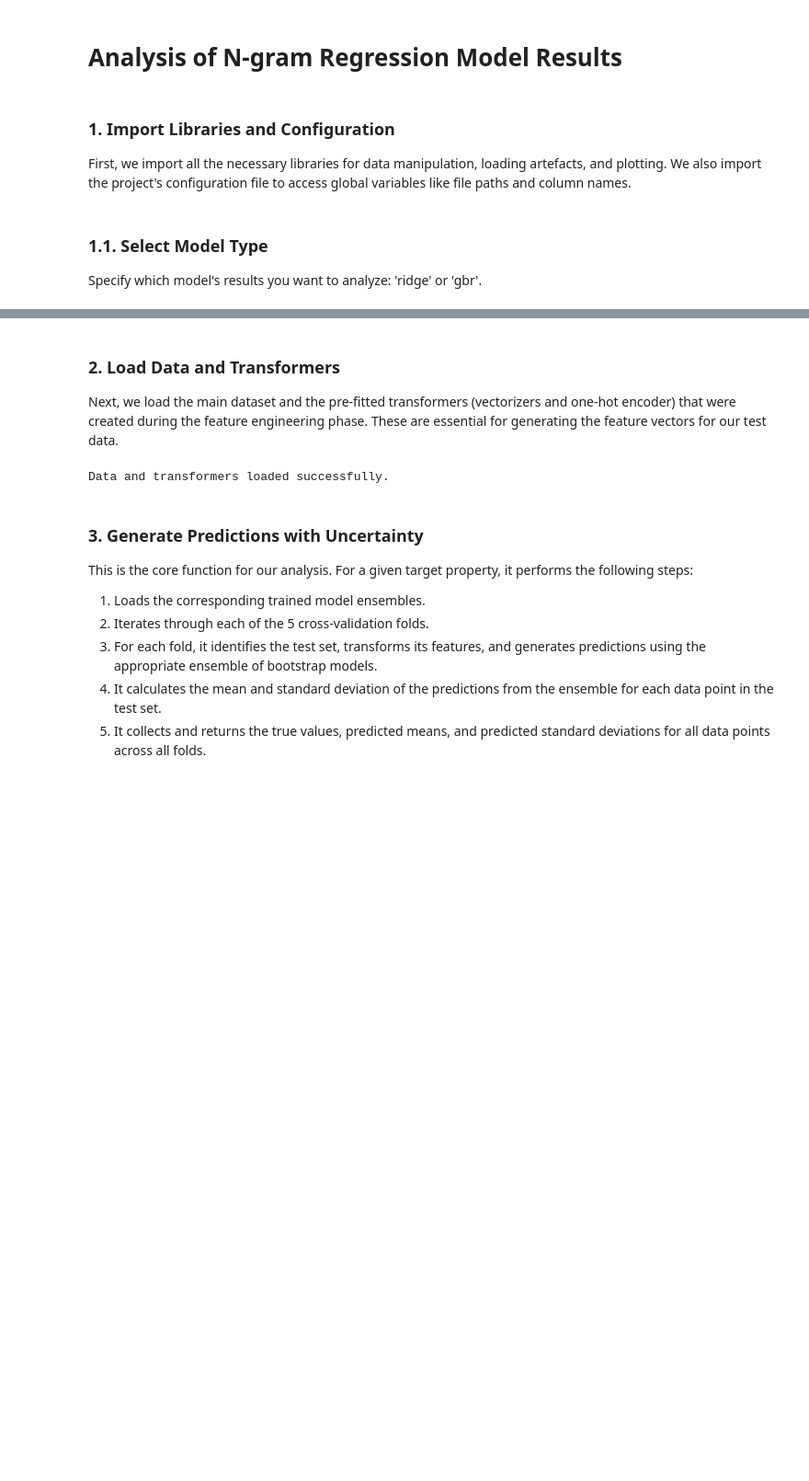
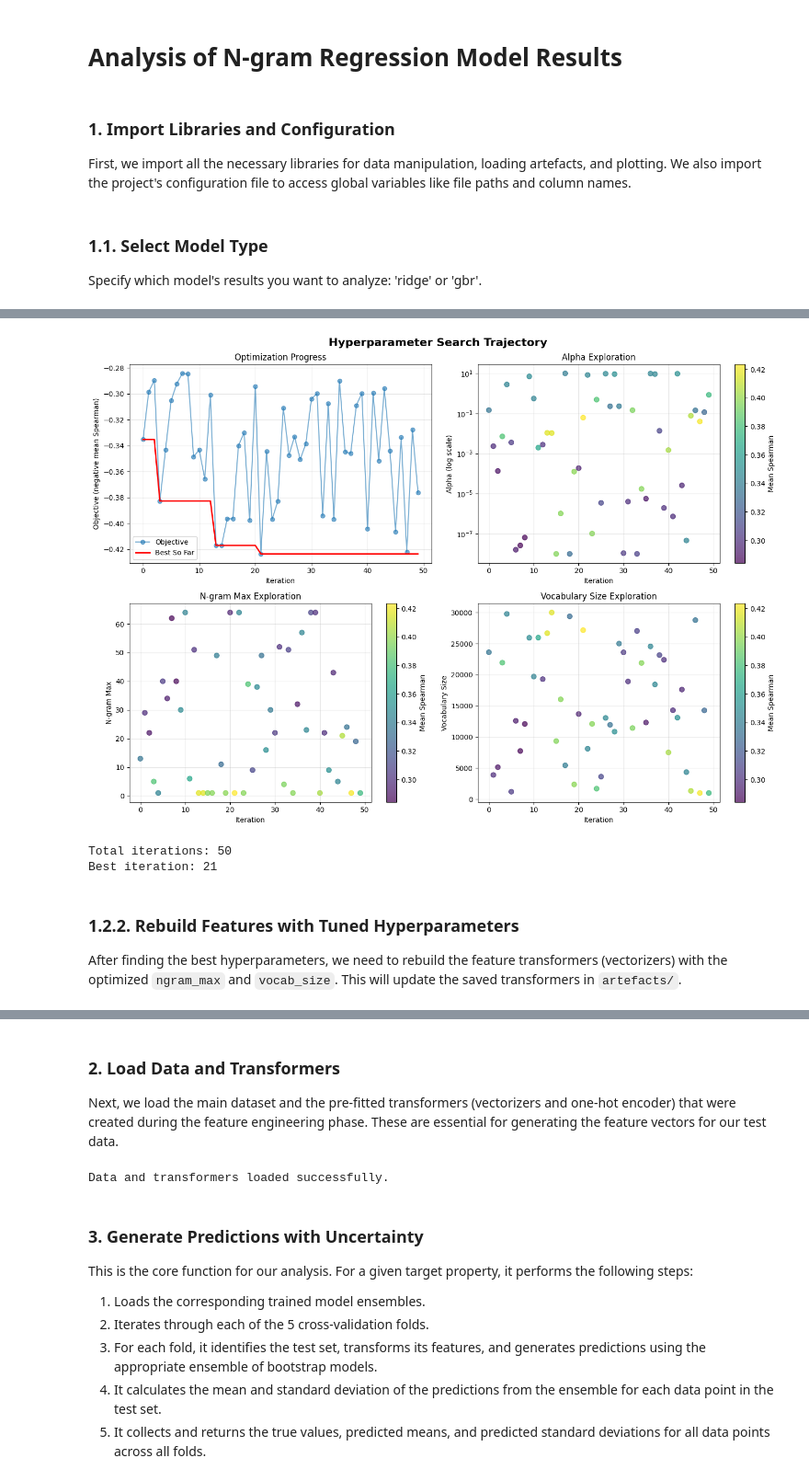
Before and after one commit to kyunghyuncho/strawman-ab, a Jupyter notebook: analysis_notebook.ipynb, the cells around one changed output, grey strips where cells are left out. Shown at 92% size. Cells and saved outputs as stored; diff of their text form; code cells hidden in the pictures; blank space fills up the shorter version.

```diff
--- a/analysis_notebook.ipynb
+++ b/analysis_notebook.ipynb
@@ -12,0 +67,68 @@ MODEL_TYPE_TO_ANALYZE = 'ridge'
+# %%
+import pandas as pd
+import matplotlib.pyplot as plt
+
+# Visualize the search trajectory
+if search_results_path.exists():
+    search_df = pd.read_csv(search_results_path)
+
+    # Create a figure with subplots
+    fig, axes = plt.subplots(2, 2, figsize=(14, 10))
+    fig.suptitle('Hyperparameter Search Trajectory', fontsize=16, fontweight='bold')
+
+    # Plot 1: Objective value over iterations
+    ax1 = axes[0, 0]
+    ax1.plot(search_df.index, search_df['objective_value'], 'o-', alpha=0.6, label='Objective')
+    ax1.plot(search_df.index, search_df['objective_value'].cummin(), 'r-', linewidth=2, label='Best So Far')
+    ax1.set_xlabel('Iteration')
+    ax1.set_ylabel('Objective (negative mean Spearman)')
+    ax1.set_title('Optimization Progress')
+    ax1.legend()
+    ax1.grid(True, alpha=0.3)
+
+    # Plot 2: Alpha exploration
+    ax2 = axes[0, 1]
+    scatter = ax2.scatter(search_df.index, search_df['alpha'],
+                         c=-search_df['objective_value'], cmap='viridis', alpha=0.7, s=50)
+    ax2.set_xlabel('Iteration')
+    ax2.set_ylabel('Alpha (log scale)')
+    ax2.set_yscale('log')
+    ax2.set_title('Alpha Exploration')
+    ax2.grid(True, alpha=0.3)
+    plt.colorbar(scatter, ax=ax2, label='Mean Spearman')
+
+    # Plot 3: N-gram max exploration
+    ax3 = axes[1, 0]
+    scatter = ax3.scatter(search_df.index, search_df['ngram_max'],
+                         c=-search_df['objective_value'], cmap='viridis', alpha=0.7, s=50)
+    ax3.set_xlabel('Iteration')
+    ax3.set_ylabel('N-gram Max')
+    ax3.set_title('N-gram Max Exploration')
+    ax3.grid(True, alpha=0.3)
+    plt.colorbar(scatter, ax=ax3, label='Mean Spearman')
+
+    # Plot 4: Vocabulary size exploration
+    ax4 = axes[1, 1]
+    scatter = ax4.scatter(search_df.index, search_df['vocab_size'],
+                         c=-search_df['objective_value'], cmap='viridis', alpha=0.7, s=50)
+    ax4.set_xlabel('Iteration')
+    ax4.set_ylabel('Vocabulary Size')
+    ax4.set_title('Vocabulary Size Exploration')
+    ax4.grid(True, alpha=0.3)
+    plt.colorbar(scatter, ax=ax4, label='Mean Spearman')
+
+    plt.tight_layout()
+    plt.show()
+
+    print(f"\nTotal iterations: {len(search_df)}")
+    print(f"Best iteration: {search_df['objective_value'].idxmin()}")
+else:
+    print("Search results CSV not found. Run hyperparameter search first.")
+# %% [output]
+[figure, added]
+Total iterations: 50
+Best iteration: 21
+# %% [markdown]
+### 1.2.2. Rebuild Features with Tuned Hyperparameters
+
+After finding the best hyperparameters, we need to rebuild the feature transformers (vectorizers) with the optimized `ngram_max` and `vocab_size`. This will update the saved transformers in `artefacts/`.
```
Also changed, not shown: parts of 10 cells of this notebook, 5 other files.
